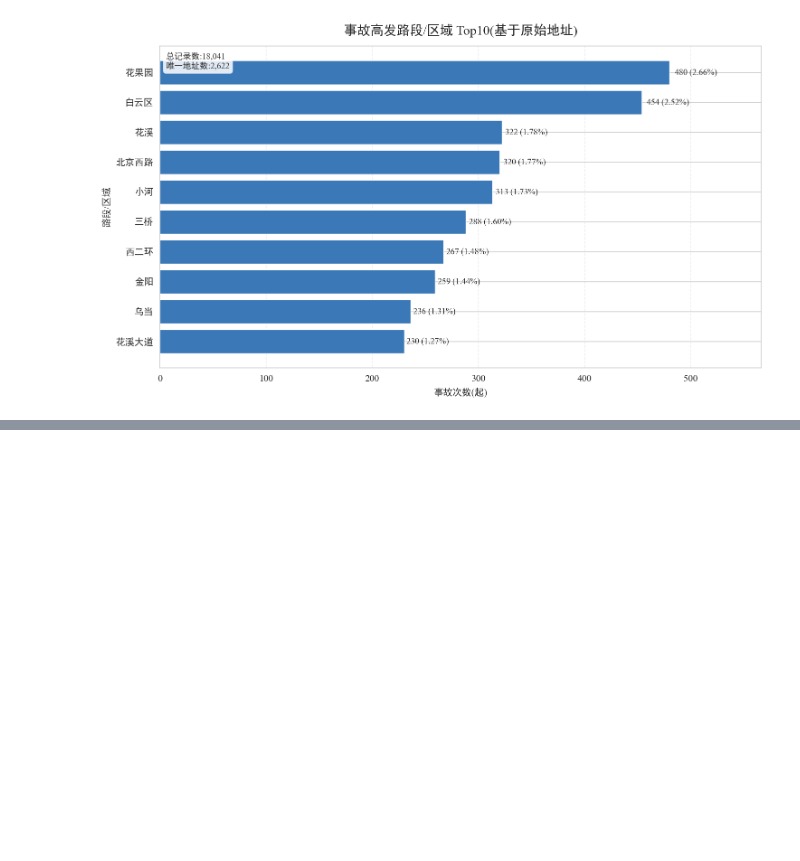
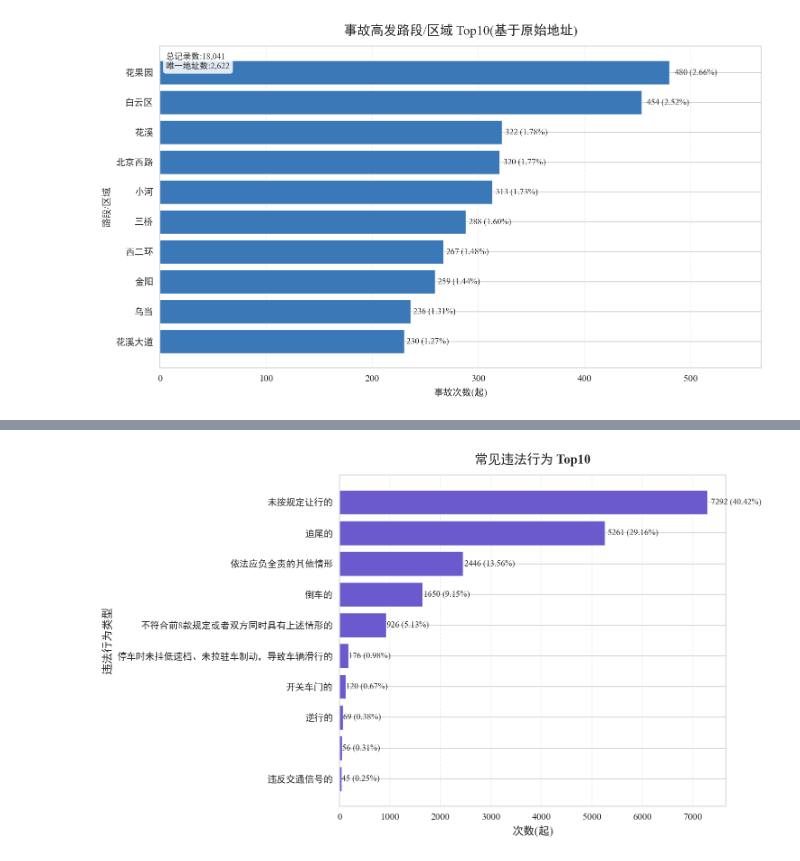
Before and after one commit to SongYangcheng/coding, a Jupyter notebook: dome/analyse_accid.ipynb, the cells around one changed output, grey strips where cells are left out. Saved outputs shown, nothing was run; the diff lists cells and outputs as text; code cells hidden in the pictures; blank space fills up the shorter version.

```diff
--- a/dome/analyse_accid.ipynb
+++ b/dome/analyse_accid.ipynb
@@ -732,0 +904,44 @@ MAP = {
+# %%
+import re #正则表达式库,用于字符串处理
+
+
+fault_series = accidents['driver1fault'].astype(str).str.strip()
+fault_series = fault_series.apply(
+    # r前缀
+    #\d匹配数字
+    #+表示匹配前面的元素一次或多次
+    #、直接匹配点号
+    #re.sub用于替换字符串中匹配的部分
+    lambda x: re.sub(r'^\d+、', '', x).strip() #去除开头的编号和点号
+)
+fault_series = fault_series.fillna('其他违法行为') #填充缺失值
+# print(fault_series.head(10))
+fault_counts = fault_series.value_counts().head(10)
+total_faults = fault_counts.sum() #计算前10类故障的总次数
+fault_pct = (fault_counts/total_faults * 100).round(2) #计算百分比并保留两位小数
+fig, ax = plt.subplots(figsize=(10, 6))
+# print(fault_counts)
+bars = ax.barh( #创建水平条形图
+    fault_counts.index[::-1], #反转索引顺序,使最高频率在顶部
+    fault_counts.values[::-1], #反转值顺序,对应索引顺序
+    color='#6A5ACD',
+    linewidth=0.7,
+    edgecolor='white'
+)
+
+#在条形末端添加次数和百分比标注
+for bar, cnt, pct in zip(bars, fault_counts.values[::-1], fault_pct.values[::-1]):
+    ax.text(
+        cnt * 1.01, bar.get_y() + bar.get_height()/2,
+        f'{cnt} ({pct:.2f}%)',
+        ha='left', va='center', fontsize=9
+    )
+#图表美化
+ax.set_title('常见违法行为 Top10', fontsize=14, pad=12, weight='bold')
+ax.set_xlabel('次数(起)', fontsize=12)
+ax.set_ylabel('违法行为类型', fontsize=12)
+ax.grid(axis='x', linestyle='--', alpha=0.35)
+plt.tight_layout()#自动调整布局
+plt.show()
+# %% [output]
+[figure, added]
```
Also changed, not shown: parts of 12 cells of this notebook, 1 other file.
